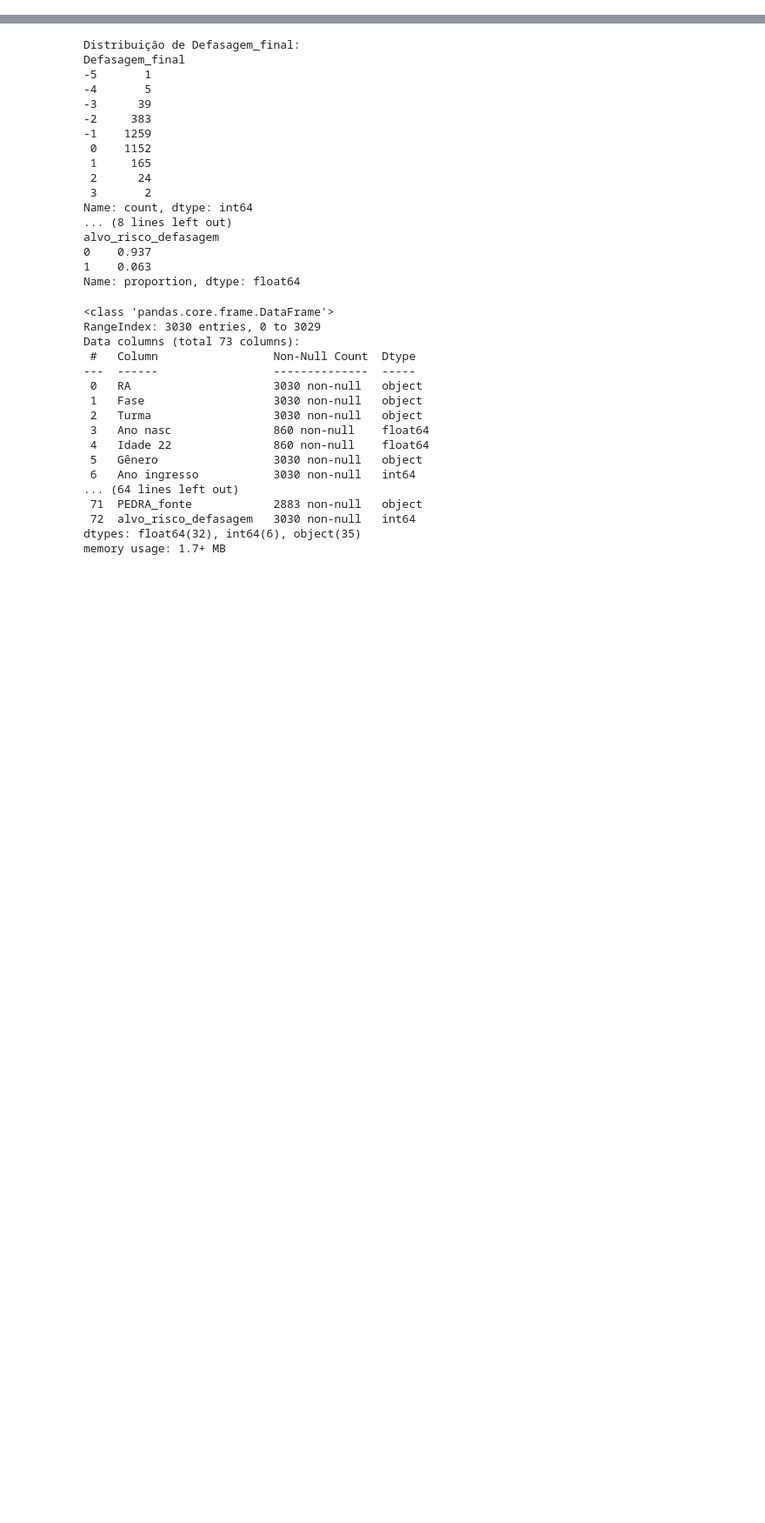
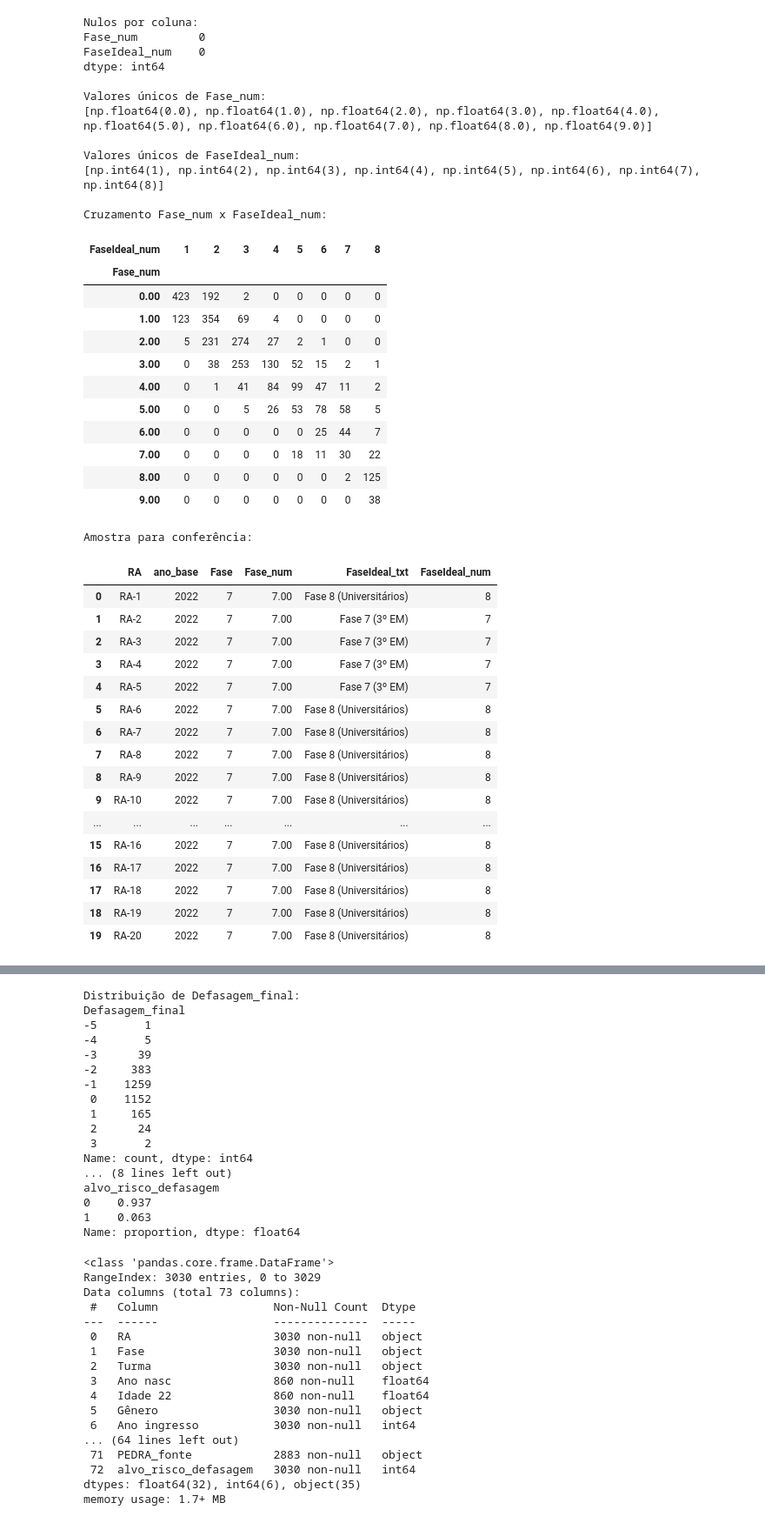
Before and after one commit to tivanello/fase5, a Jupyter notebook: notebooks/fase5_pergunta9_modelo_preditivo_final.ipynb, the cells around one changed output, grey strips where cells are left out. Shown at 87% size. Drawn from its saved outputs; the diff is of its cells as text; code cells hidden in the pictures; blank space fills up the shorter version.

```diff
--- a/notebooks/fase5_pergunta9_modelo_preditivo_final.ipynb
+++ b/notebooks/fase5_pergunta9_modelo_preditivo_final.ipynb
@@ -45,0 +504,76 @@ Dimensão do dataframe: (3030, 72)
+# %%
+# ============================================================
+# BLOCO 2 — COMPARAR Fase_num COM FaseIdeal_num
+# Objetivo:
+# - Ver nulos
+# - Ver distribuição
+# - Ver cruzamento entre fase atual e fase ideal
+# ============================================================
+
+print("Nulos por coluna:")
+print(df_fase5[["Fase_num", "FaseIdeal_num"]].isna().sum())
+
+print("\nValores únicos de Fase_num:")
+print(sorted(df_fase5["Fase_num"].dropna().unique()))
+
+print("\nValores únicos de FaseIdeal_num:")
+print(sorted(df_fase5["FaseIdeal_num"].dropna().unique()))
+
+print("\nCruzamento Fase_num x FaseIdeal_num:")
+tabela_cruzada = pd.crosstab(
+    df_fase5["Fase_num"],
+    df_fase5["FaseIdeal_num"],
+    dropna=False
+)
+
+display(tabela_cruzada)
+
+print("\nAmostra para conferência:")
+display(
+    df_fase5[
+        ["RA", "ano_base", "Fase", "Fase_num", "FaseIdeal_txt", "FaseIdeal_num"]
+    ].head(20)
+)
+# %% [output]
+Nulos por coluna:
+Fase_num         0
+FaseIdeal_num    0
+dtype: int64
+
+Valores únicos de Fase_num:
+[np.float64(0.0), np.float64(1.0), np.float64(2.0), np.float64(3.0), np.float64(4.0), np.float64(5.0), np.float64(6.0), np.float64(7.0), np.float64(8.0), np.float64(9.0)]
+
+Valores únicos de FaseIdeal_num:
+[np.int64(1), np.int64(2), np.int64(3), np.int64(4), np.int64(5), np.int64(6), np.int64(7), np.int64(8)]
+
+Cruzamento Fase_num x FaseIdeal_num:
+| FaseIdeal_num | 1 | 2 | 3 | 4 | 5 | 6 | 7 | 8 |
+| Fase_num |  |  |  |  |  |  |  |  |
+| 0.00 | 423 | 192 | 2 | 0 | 0 | 0 | 0 | 0 |
+| 1.00 | 123 | 354 | 69 | 4 | 0 | 0 | 0 | 0 |
+| 2.00 | 5 | 231 | 274 | 27 | 2 | 1 | 0 | 0 |
+| 3.00 | 0 | 38 | 253 | 130 | 52 | 15 | 2 | 1 |
+| 4.00 | 0 | 1 | 41 | 84 | 99 | 47 | 11 | 2 |
+| 5.00 | 0 | 0 | 5 | 26 | 53 | 78 | 58 | 5 |
+| 6.00 | 0 | 0 | 0 | 0 | 0 | 25 | 44 | 7 |
+| 7.00 | 0 | 0 | 0 | 0 | 18 | 11 | 30 | 22 |
+| 8.00 | 0 | 0 | 0 | 0 | 0 | 0 | 2 | 125 |
+| 9.00 | 0 | 0 | 0 | 0 | 0 | 0 | 0 | 38 |
+Amostra para conferência:
+|  | RA | ano_base | Fase | Fase_num | FaseIdeal_txt | FaseIdeal_num |
+| 0 | RA-1 | 2022 | 7 | 7.00 | Fase 8 (Universitários) | 8 |
+| 1 | RA-2 | 2022 | 7 | 7.00 | Fase 7 (3º EM) | 7 |
+| 2 | RA-3 | 2022 | 7 | 7.00 | Fase 7 (3º EM) | 7 |
+| 3 | RA-4 | 2022 | 7 | 7.00 | Fase 7 (3º EM) | 7 |
+| 4 | RA-5 | 2022 | 7 | 7.00 | Fase 7 (3º EM) | 7 |
+| 5 | RA-6 | 2022 | 7 | 7.00 | Fase 8 (Universitários) | 8 |
+| 6 | RA-7 | 2022 | 7 | 7.00 | Fase 8 (Universitários) | 8 |
+| 7 | RA-8 | 2022 | 7 | 7.00 | Fase 8 (Universitários) | 8 |
+| 8 | RA-9 | 2022 | 7 | 7.00 | Fase 8 (Universitários) | 8 |
+| 9 | RA-10 | 2022 | 7 | 7.00 | Fase 8 (Universitários) | 8 |
+| ... | ... | ... | ... | ... | ... | ... |
+| 15 | RA-16 | 2022 | 7 | 7.00 | Fase 8 (Universitários) | 8 |
+| 16 | RA-17 | 2022 | 7 | 7.00 | Fase 8 (Universitários) | 8 |
+| 17 | RA-18 | 2022 | 7 | 7.00 | Fase 8 (Universitários) | 8 |
+| 18 | RA-19 | 2022 | 7 | 7.00 | Fase 8 (Universitários) | 8 |
+| 19 | RA-20 | 2022 | 7 | 7.00 | Fase 8 (Universitários) | 8 |
```
Also changed, not shown: parts of 16 cells of this notebook.
